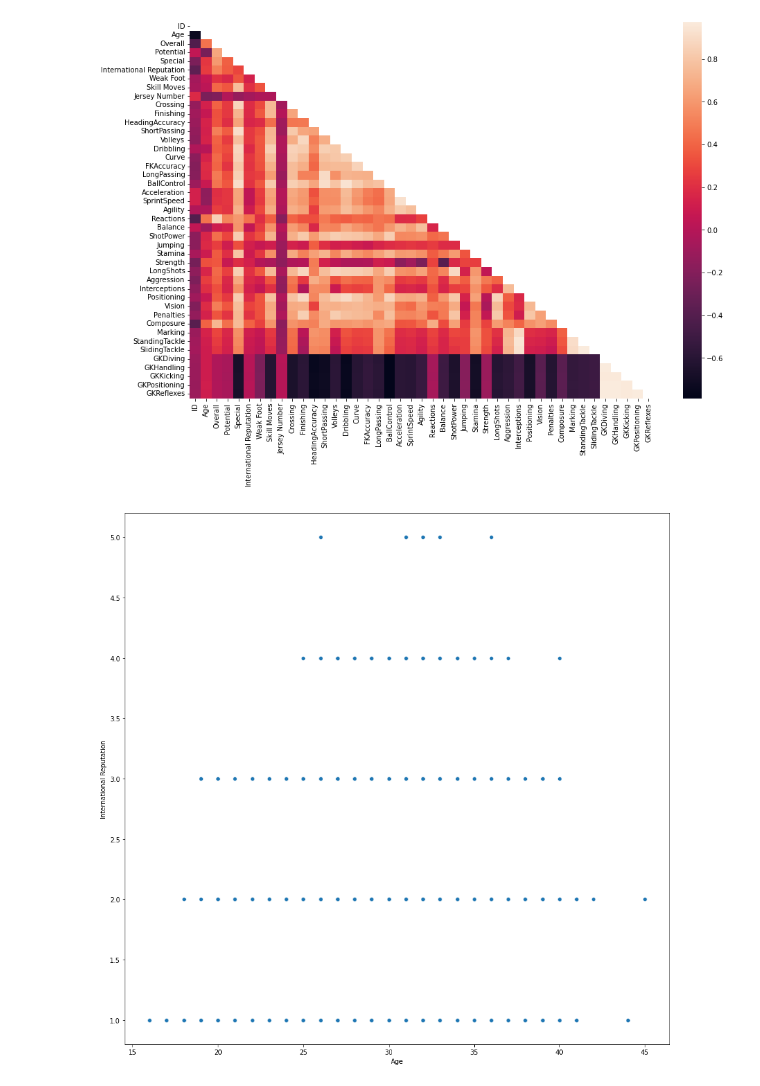
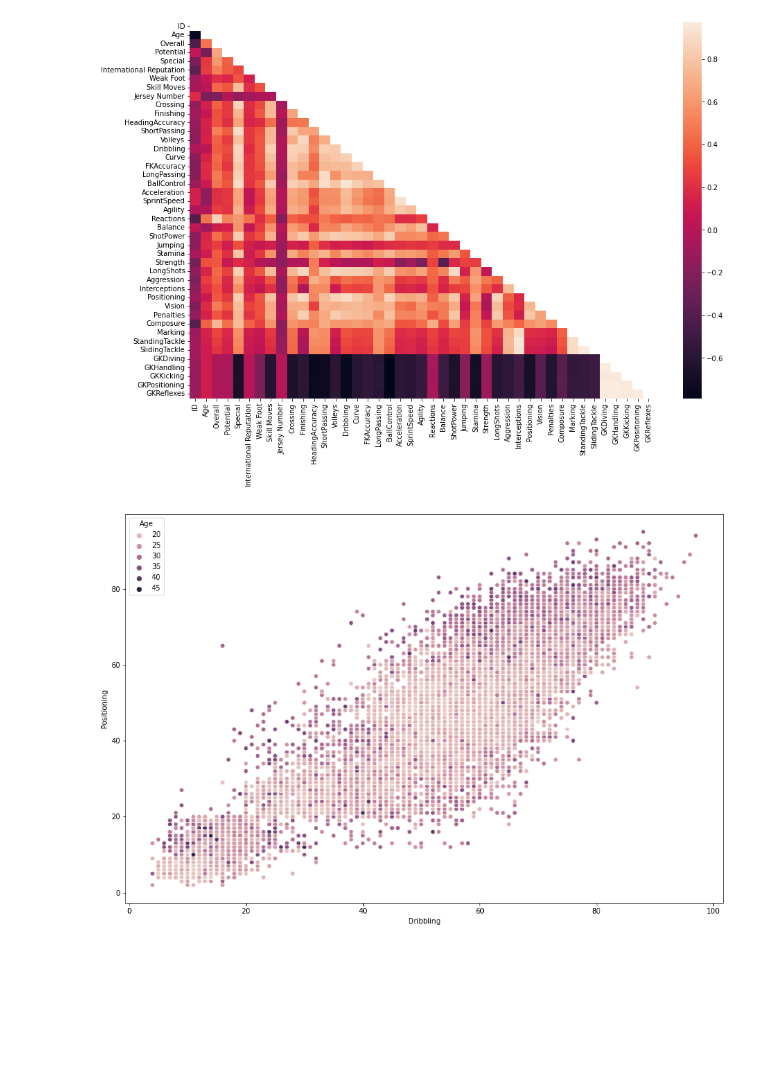
Before and after one commit to tterrytran95/ml-ta-lab01, a Jupyter notebook: fifa-players-18.ipynb, the cells around one changed output. Saved outputs shown, nothing was run; the diff lists cells and outputs as text; code cells hidden in the pictures; blank space fills up the shorter version.

Commit message:
created some graphs

```diff
--- a/fifa-players-18.ipynb
+++ b/fifa-players-18.ipynb
@@ -55,8 +55,8 @@ plt.show()
 # %% [output]
 [figure]
 # %%
-fig, ax = plt.subplots(figsize=[15, 15])
-sns.scatterplot(x = df['Age'], y = df['International Reputation'])
+fig, ax = plt.subplots(figsize=[15, 10])
+sns.scatterplot(x = df['Dribbling'], y = df['Positioning'], hue=df['Age'])
 plt.show()
 # %% [output]
-[figure, old version]
+[figure, new version]
```
